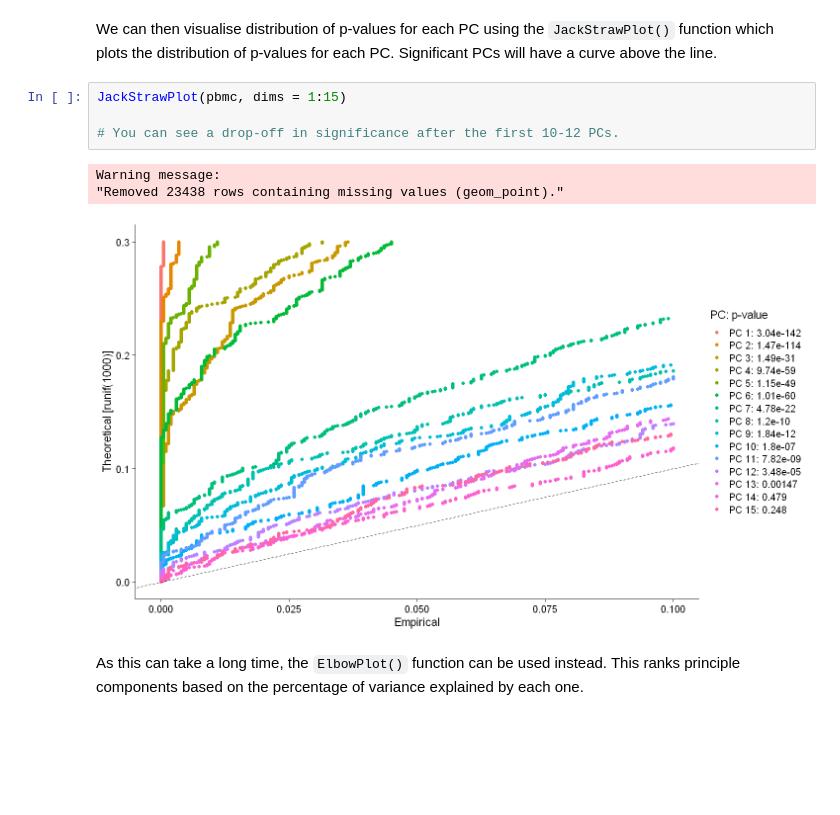
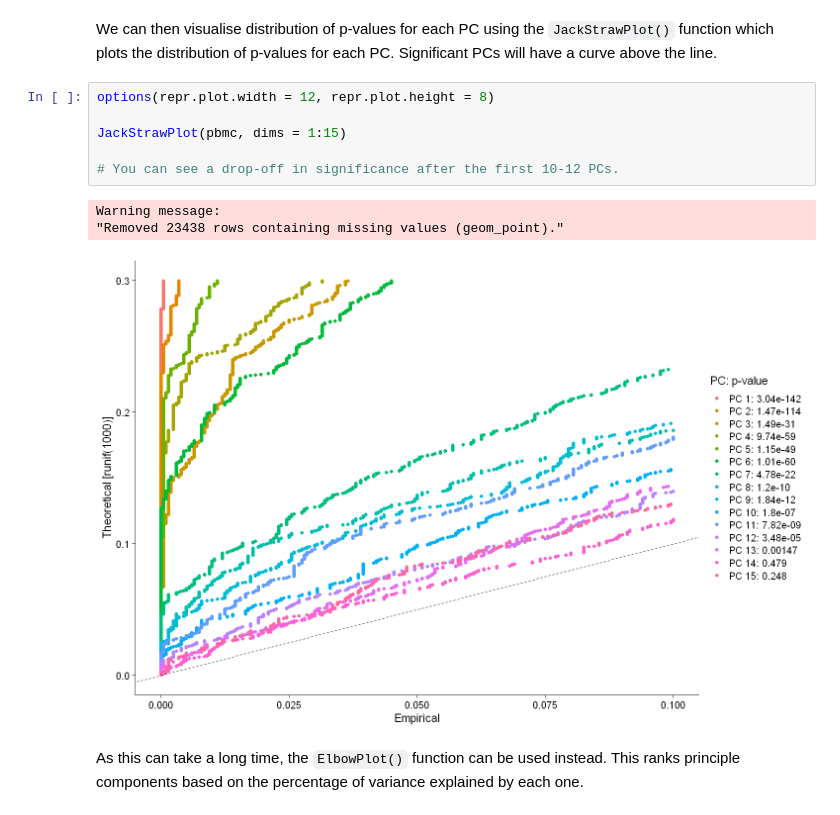
Before and after one commit to Emily-Amies/scRNA-seq, a Jupyter notebook: Seurat_notes.ipynb, the cells around one changed output. Saved outputs shown, nothing was run; the diff lists cells and outputs as text; blank space fills up the shorter version.

```diff
--- a/Seurat_notes.ipynb
+++ b/Seurat_notes.ipynb
@@ -230,13 +231,15 @@ pbmc <- ScoreJackStraw(pbmc, dims = 1:20)
 # %% [markdown]
 We can then visualise distribution of p-values for each PC using the `JackStrawPlot()` function which plots the distribution of p-values for each PC. Significant PCs will have a curve above the line.
 # %%
+options(repr.plot.width = 12, repr.plot.height = 8)
+
 JackStrawPlot(pbmc, dims = 1:15)
 
 # You can see a drop-off in significance after the first 10-12 PCs.
 # %% [output]
 Warning message:
 "Removed 23438 rows containing missing values (geom_point)."
-[figure, old version]
+[figure, new version]
 # %% [markdown]
 As this can take a long time, the `ElbowPlot()` function can be used instead. This ranks principle components based on the percentage of variance explained by each one.
 # %%
```
Also changed, not shown: parts of 62 cells of this notebook, 1 other file.
